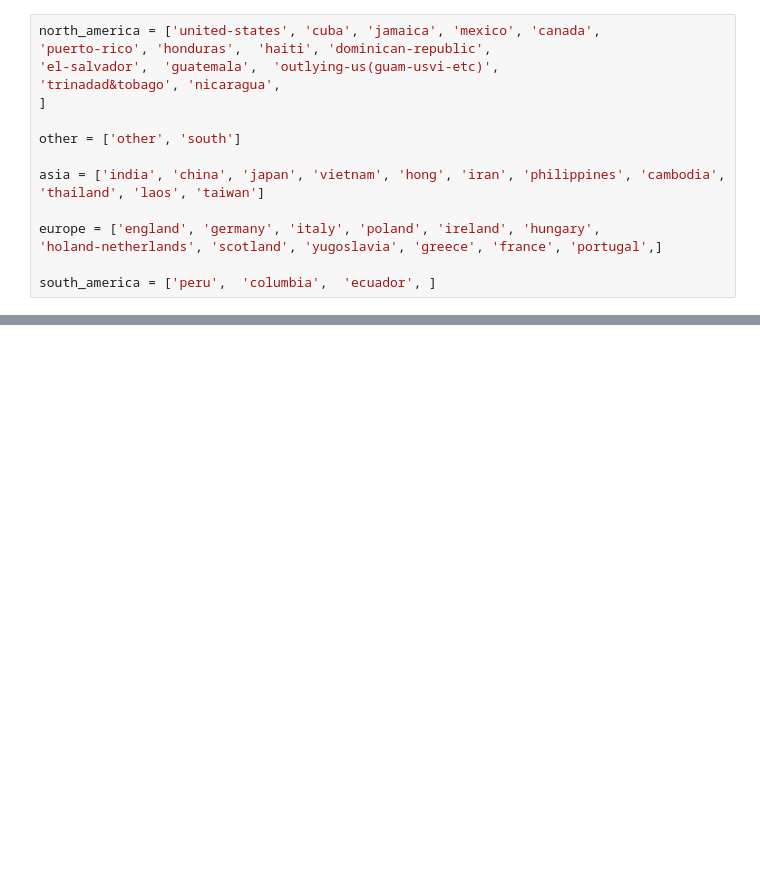
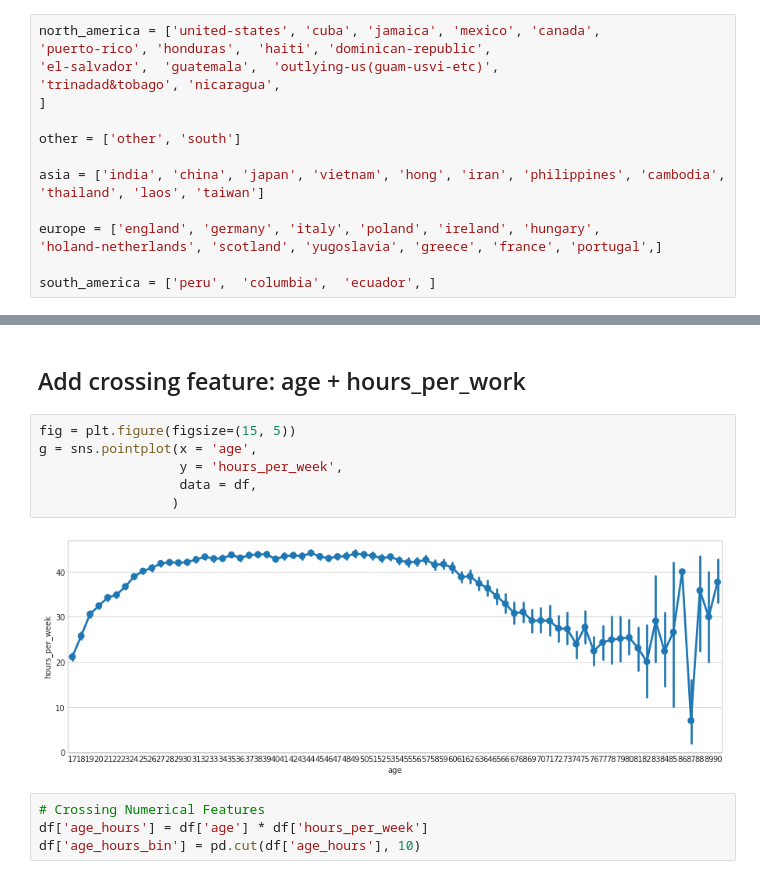
Before and after one commit to basselkassem/predict_income_potential, a Jupyter notebook: feature_engineering.ipynb, the cells around one changed output, grey strips where cells are left out. Saved outputs shown, nothing was run; the diff lists cells and outputs as text; blank space fills up the shorter version.

```diff
--- a/feature_engineering.ipynb
+++ b/feature_engineering.ipynb
@@ -232,0 +278,14 @@ df.loc[df['native_country'].isin(asia), 'com_native_country'] = 'aisa'
+# %% [markdown]
+## Add crossing feature: age + hours_per_work
+# %%
+fig = plt.figure(figsize=(15, 5))
+g = sns.pointplot(x = 'age',
+                  y = 'hours_per_week',
+                  data = df,
+                 )
+# %% [output]
+[figure, added]
+# %%
+# Crossing Numerical Features
+df['age_hours'] = df['age'] * df['hours_per_week']
+df['age_hours_bin'] = pd.cut(df['age_hours'], 10)
```
Also changed, not shown: parts of 24 cells of this notebook.
